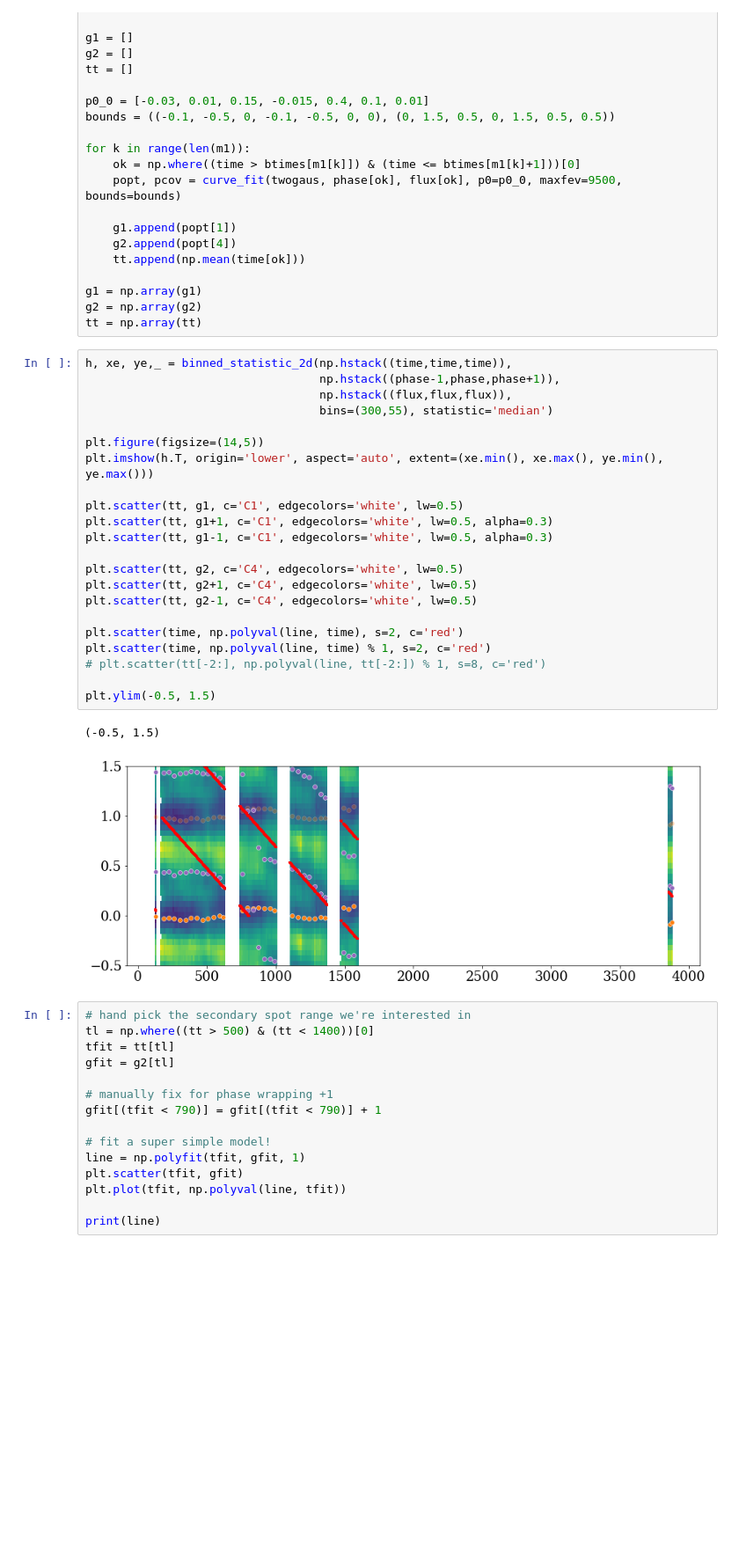
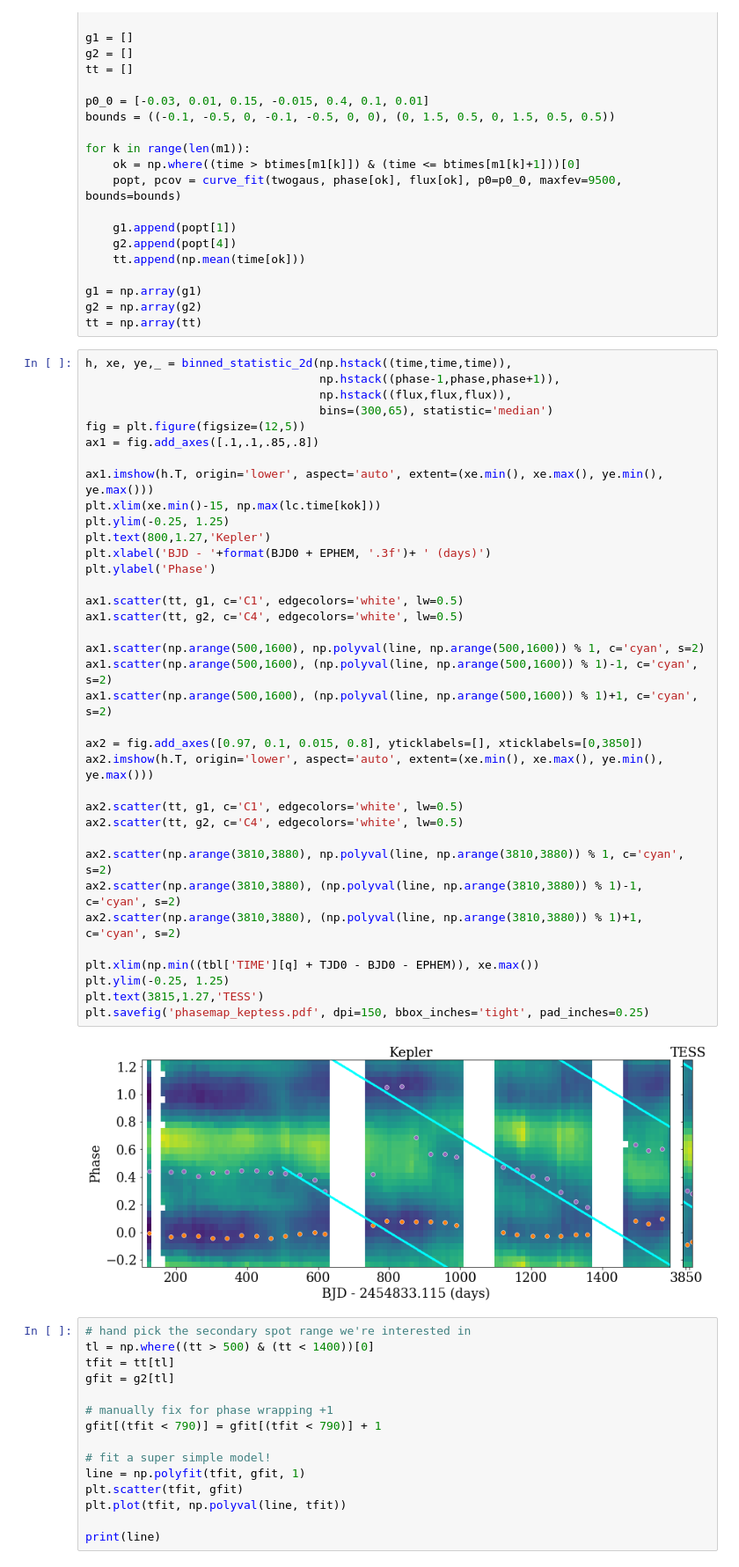
Before and after one commit to jradavenport/gj1243_10yrs, a Jupyter notebook: starspot_search.ipynb, the cells around one changed output. Shown at 88% size. Saved outputs shown, nothing was run; the diff lists cells and outputs as text; blank space fills up the shorter version.

```diff
--- a/starspot_search.ipynb
+++ b/starspot_search.ipynb
@@ -393,31 +393,44 @@ for k in range(len(m1)):
 g1 = np.array(g1)
 g2 = np.array(g2)
 tt = np.array(tt)
-# %%
-h, xe, ye,_ = binned_statistic_2d(np.hstack((time,time,time)),
-                                  np.hstack((phase-1,phase,phase+1)),
-                                  np.hstack((flux,flux,flux)),
-                                  bins=(300,55), statistic='median')
-
-plt.figure(figsize=(14,5))
-plt.imshow(h.T, origin='lower', aspect='auto', extent=(xe.min(), xe.max(), ye.min(), ye.max()))
-
-plt.scatter(tt, g1, c='C1', edgecolors='white', lw=0.5)
-plt.scatter(tt, g1+1, c='C1', edgecolors='white', lw=0.5, alpha=0.3)
-plt.scatter(tt, g1-1, c='C1', edgecolors='white', lw=0.5, alpha=0.3)
-
-plt.scatter(tt, g2, c='C4', edgecolors='white', lw=0.5)
-plt.scatter(tt, g2+1, c='C4', edgecolors='white', lw=0.5)
-plt.scatter(tt, g2-1, c='C4', edgecolors='white', lw=0.5)
-
-plt.scatter(time, np.polyval(line, time), s=2, c='red')
-plt.scatter(time, np.polyval(line, time) % 1, s=2, c='red')
-# plt.scatter(tt[-2:], np.polyval(line, tt[-2:]) % 1, s=8, c='red')
-
-plt.ylim(-0.5, 1.5)
-# %% [output]
-(-0.5, 1.5)
-[figure, removed]
+# %%
+h, xe, ye,_ = binned_statistic_2d(np.hstack((time,time,time)),
+                                  np.hstack((phase-1,phase,phase+1)),
+                                  np.hstack((flux,flux,flux)),
+                                  bins=(300,65), statistic='median')
+fig = plt.figure(figsize=(12,5))
+ax1 = fig.add_axes([.1,.1,.85,.8])
+
+ax1.imshow(h.T, origin='lower', aspect='auto', extent=(xe.min(), xe.max(), ye.min(), ye.max()))
+plt.xlim(xe.min()-15, np.max(lc.time[kok]))
+plt.ylim(-0.25, 1.25)
+plt.text(800,1.27,'Kepler')
+plt.xlabel('BJD - '+format(BJD0 + EPHEM, '.3f')+ ' (days)')
+plt.ylabel('Phase')
+
+ax1.scatter(tt, g1, c='C1', edgecolors='white', lw=0.5)
+ax1.scatter(tt, g2, c='C4', edgecolors='white', lw=0.5)
+
+ax1.scatter(np.arange(500,1600), np.polyval(line, np.arange(500,1600)) % 1, c='cyan', s=2)
+ax1.scatter(np.arange(500,1600), (np.polyval(line, np.arange(500,1600)) % 1)-1, c='cyan', s=2)
+ax1.scatter(np.arange(500,1600), (np.polyval(line, np.arange(500,1600)) % 1)+1, c='cyan', s=2)
+
+ax2 = fig.add_axes([0.97, 0.1, 0.015, 0.8], yticklabels=[], xticklabels=[0,3850])
+ax2.imshow(h.T, origin='lower', aspect='auto', extent=(xe.min(), xe.max(), ye.min(), ye.max()))
+
+ax2.scatter(tt, g1, c='C1', edgecolors='white', lw=0.5)
+ax2.scatter(tt, g2, c='C4', edgecolors='white', lw=0.5)
+
+ax2.scatter(np.arange(3810,3880), np.polyval(line, np.arange(3810,3880)) % 1, c='cyan', s=2)
+ax2.scatter(np.arange(3810,3880), (np.polyval(line, np.arange(3810,3880)) % 1)-1, c='cyan', s=2)
+ax2.scatter(np.arange(3810,3880), (np.polyval(line, np.arange(3810,3880)) % 1)+1, c='cyan', s=2)
+
+plt.xlim(np.min((tbl['TIME'][q] + TJD0 - BJD0 - EPHEM)), xe.max())
+plt.ylim(-0.25, 1.25)
+plt.text(3815,1.27,'TESS')
+plt.savefig('phasemap_keptess.pdf', dpi=150, bbox_inches='tight', pad_inches=0.25)
+# %% [output]
+[figure, added]
 # %%
 # hand pick the secondary spot range we're interested in
 tl = np.where((tt > 500) & (tt < 1400))[0]
```
Also changed, not shown: parts of 2 cells of this notebook.
